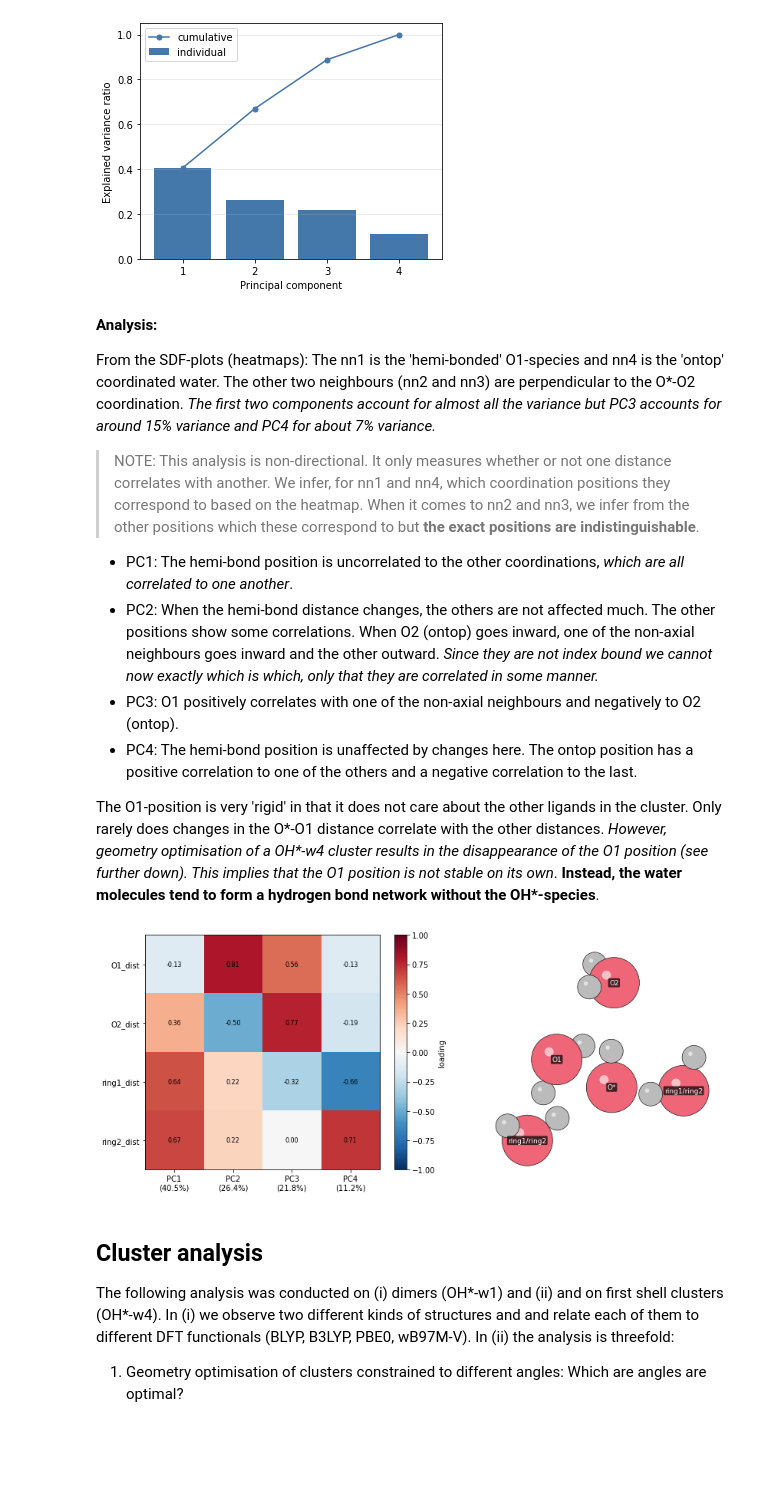
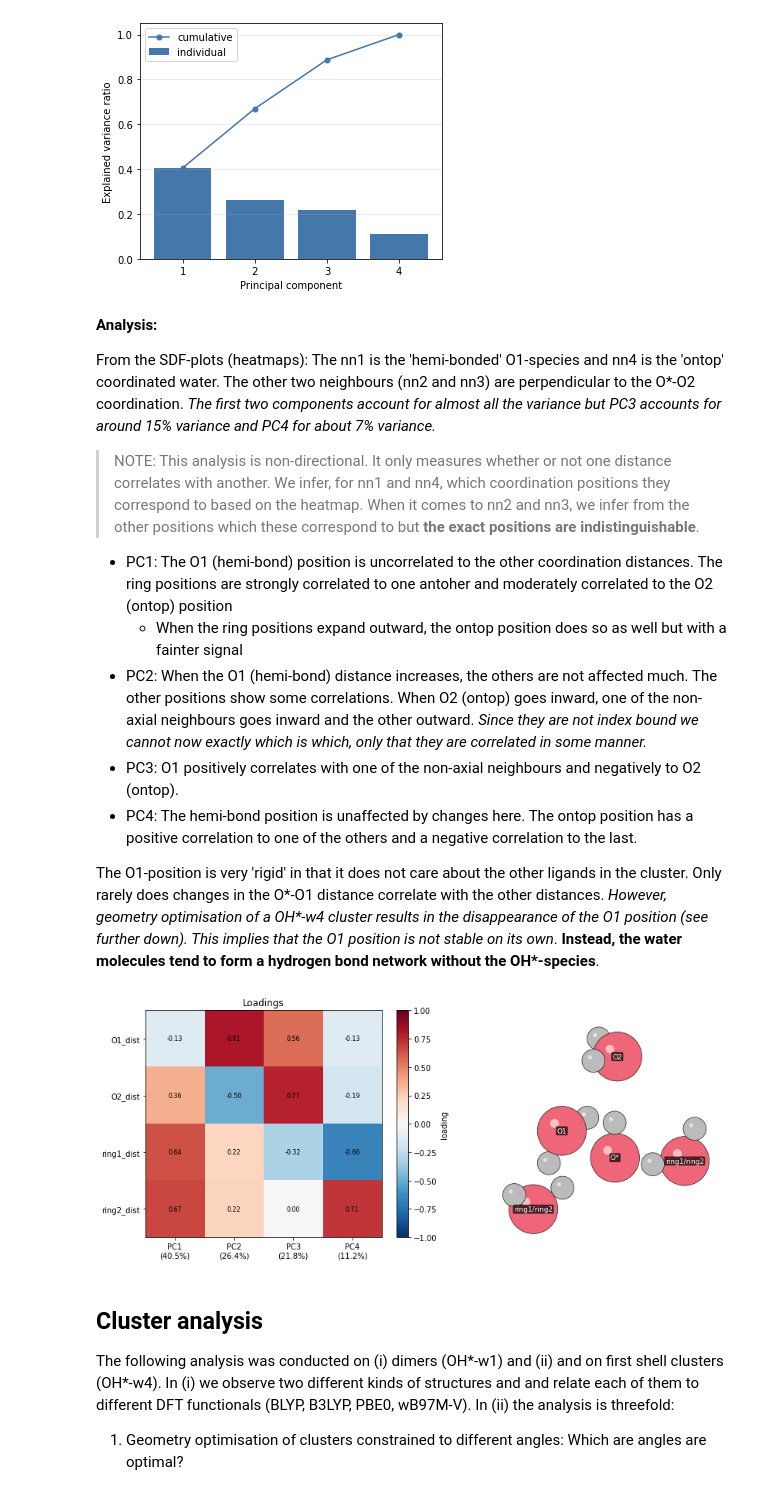
Before and after one commit to viktorsvahn/water, a Jupyter notebook: hydroxyl/OH_radical.ipynb, the cells around one changed output. Drawn from its saved outputs; the diff is of its cells as text; code cells hidden in the pictures; blank space fills up the shorter version.

```diff
--- a/hydroxyl/OH_radical.ipynb
+++ b/hydroxyl/OH_radical.ipynb
@@ -289,0 +511,20 @@ plt.tight_layout()
+# %%
+from chempiler import spatial_density_maps
+
+nvt_targets = {
+    '$\\text{O}_\\text{rad} \\cdots \\text{O}_\\text{w}$': ({"H2O": "O"}, 'results/NVT/sdf_Orad_Ow.h5'),
+    '$\\text{O}_\\text{rad} \\cdots \\text{H}_\\text{w}$': ({"H2O": "H"}, 'results/NVT/sdf_Orad_Hw.h5'),
+}
+
+nvt_panels = {
+    label: spatial_density_maps(
+        nvt_traj.frames if len(nvt_traj.frames) > 0 else [],
+        center={"HO": "O"},
+        align_to={"HO": "H"},
+        target=pair,
+        symmetry='Cinfv',
+        rmax=5.0, bins=75, stride=1,
+        cache_file=cache,
+    )
+    for label, (pair, cache) in nvt_targets.items()
+}
@@ -491,8 +781,9 @@ From the SDF-plots (heatmaps): The nn1 is the 'hemi-bonded' O1-species and nn4 i
 
 >NOTE: This analysis is non-directional. It only measures whether or not one distance correlates with another. We infer, for nn1 and nn4, which coordination positions they correspond to based on the heatmap. When it comes to nn2 and nn3, we infer from the other positions which these correspond to but **the exact  positions are indistinguishable**.
 
-- PC1: The hemi-bond position is uncorrelated to the other coordinations, *which are all correlated to one another*.
-- PC2: When the hemi-bond distance changes, the others are not affected much. The other positions show some correlations. When O2 (ontop) goes inward, one of the non-axial neighbours goes inward and the other outward. *Since they are not index bound we cannot now exactly which is which, only that they are correlated in some manner.*
+- PC1: The O1 (hemi-bond) position is uncorrelated to the other coordination distances. The ring positions are strongly correlated to one antoher and moderately correlated to the O2 (ontop) position
+  - When the ring positions expand outward, the ontop position does so as well but with a fainter signal
+- PC2: When the O1 (hemi-bond) distance increases, the others are not affected much. The other positions show some correlations. When O2 (ontop) goes inward, one of the non-axial neighbours goes inward and the other outward. *Since they are not index bound we cannot now exactly which is which, only that they are correlated in some manner.*
 - PC3: O1 positively correlates with one of the non-axial neighbours and negatively to O2 (ontop).
 - PC4: The hemi-bond position is unaffected by changes here. The ontop position has a positive correlation to one of the others and a negative correlation to the last.
 
@@ -507,49 +798,44 @@ loadings = pd.DataFrame(
     index=clean.columns,
     columns=[f'PC{i+1}' for i in range(pca.components_.shape[0])],
 )
 
 xticklabels = [
     f'{pc}\n({var:.1%})' for pc, var in zip(loadings.columns, pca.explained_variance_ratio_)
 ]
 
-
 OH_rad_w4 = read('results/NPT/structures/OH-rad_w4.xyz', index=':')
 O_w4_labels = {
     0: 'ring1/ring2',
     3: 'O1',
     6: 'O2',
     9: 'ring1/ring2',
     12: 'O*',
 }
 
 
-fig, (load, cluster) = plt.subplots(1,2, figsize=(6*2,5))
+fig, (load_plot, cluster_visual) = plt.subplots(1,2, figsize=(6*2,5))
 
 
 plot_structure(
     OH_rad_w4[0], elev=140.2, azim=-53.7, roll=35.2,
     mark_atoms=O_w4_labels,
-    #mark_bonds=[('O*', 'O1')],
     sphere_scale=1.0,
-    #mark_bond_width=4,
-    #mark_bond_style='--',
-    #mark_bond_color='k',
-    ax=cluster,
+    ax=cluster_visual,
 )
 
 
-
-im = load.imshow(loadings.values, cmap='RdBu_r', vmin=-1, vmax=1, aspect='auto')
-load.set_xticks(range(loadings.shape[1]))
-load.set_xticklabels(xticklabels)
-load.set_yticks(range(loadings.shape[0]))
-load.set_yticklabels(loadings.index)
+im = load_plot.imshow(loadings.values, cmap='RdBu_r', vmin=-1, vmax=1, aspect='auto')
+load_plot.set_title('Loadings')
+load_plot.set_xticks(range(loadings.shape[1]))
+load_plot.set_xticklabels(xticklabels)
+load_plot.set_yticks(range(loadings.shape[0]))
+load_plot.set_yticklabels(loadings.index)
 for (i, j), v in np.ndenumerate(loadings.values):
-    load.text(j, i, f'{v:.2f}', ha='center', va='center', fontsize=8)
-fig.colorbar(im, ax=load, label='loading')
+    load_plot.text(j, i, f'{v:.2f}', ha='center', va='center', fontsize=8)
+fig.colorbar(im, ax=load_plot, label='loading')
 plt.tight_layout()
 # %% [output]
-[figure, old version]
+[figure, new version]
 # %% [markdown]
 ## Cluster analysis
 The following analysis was conducted on (i) dimers (OH*-w1) and (ii) and on first shell clusters (OH*-w4). In (i) we observe two different kinds of structures and and relate each of them to different DFT functionals (BLYP, B3LYP, PBE0, wB97M-V). In (ii) the analysis is threefold:
```
Also changed, not shown: parts of 33 cells of this notebook.
